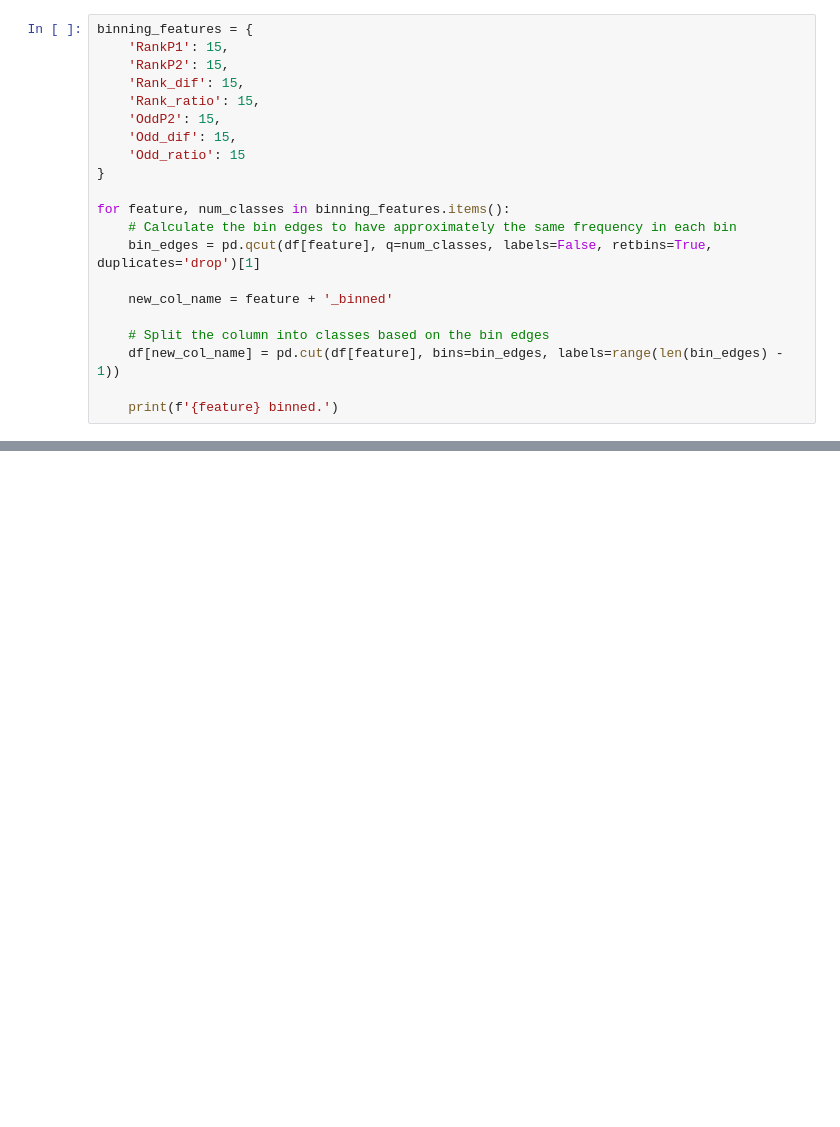
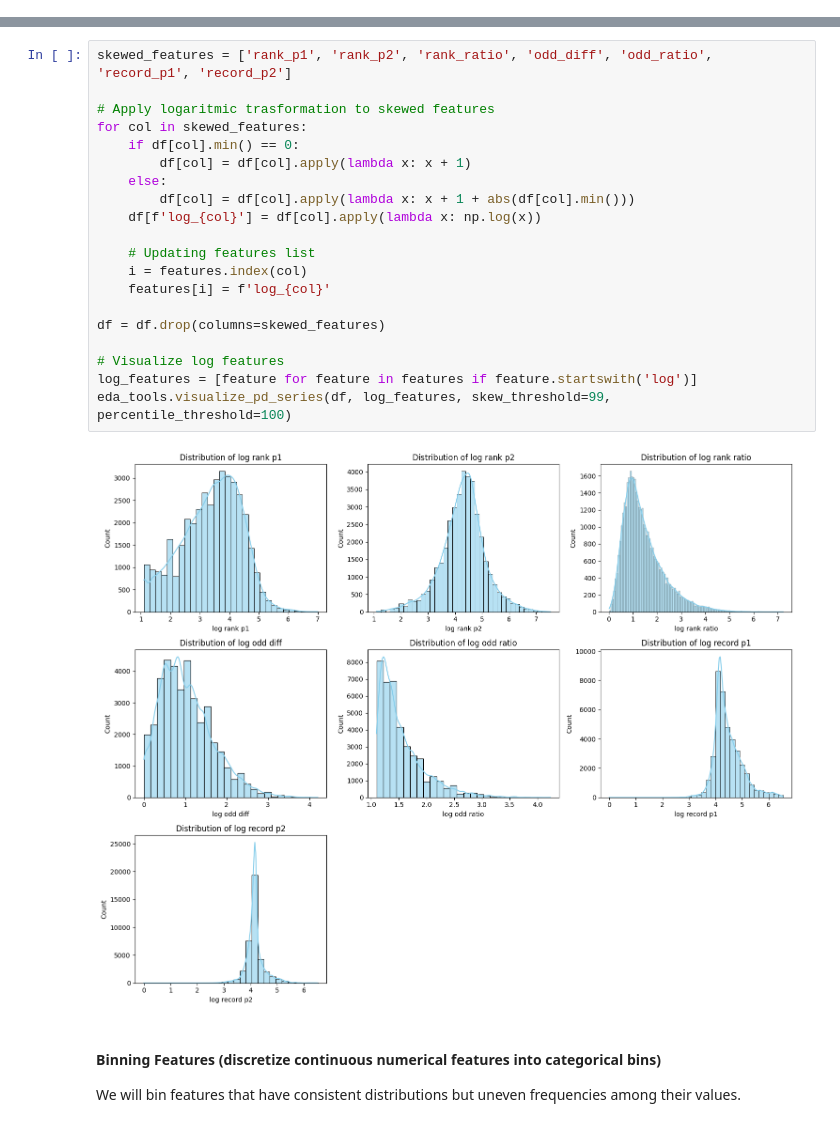
Before and after one commit to inesmteixeira9/tennis-predictor, a Jupyter notebook: notebooks/2.0-feature-engineering.ipynb, the cells around one changed output, grey strips where cells are left out. Saved outputs shown, nothing was run; the diff lists cells and outputs as text; blank space fills up the shorter version.

```diff
--- a/notebooks/2.0-feature-engineering.ipynb
+++ b/notebooks/2.0-feature-engineering.ipynb
@@ -28,21 +48,0 @@ Technique used to discretize continuous numerical features into categoical bins.
-# %%
-binning_features = {
-    'RankP1': 15,
-    'RankP2': 15,
-    'Rank_dif': 15,
-    'Rank_ratio': 15,
-    'OddP2': 15,
-    'Odd_dif': 15,
-    'Odd_ratio': 15
-}
-
-for feature, num_classes in binning_features.items():
-    # Calculate the bin edges to have approximately the same frequency in each bin
-    bin_edges = pd.qcut(df[feature], q=num_classes, labels=False, retbins=True, duplicates='drop')[1]
-
-    new_col_name = feature + '_binned'
-
-    # Split the column into classes based on the bin edges
-    df[new_col_name] = pd.cut(df[feature], bins=bin_edges, labels=range(len(bin_edges) - 1))
-
-    print(f'{feature} binned.')
@@ -87,0 +55,25 @@ binning_df[binning_df['Feature']=='RankP1']
+# %%
+skewed_features = ['rank_p1', 'rank_p2', 'rank_ratio', 'odd_diff', 'odd_ratio', 'record_p1', 'record_p2']
+
+# Apply logaritmic trasformation to skewed features
+for col in skewed_features:
+    if df[col].min() == 0:
+        df[col] = df[col].apply(lambda x: x + 1)
+    else:
+        df[col] = df[col].apply(lambda x: x + 1 + abs(df[col].min()))
+    df[f'log_{col}'] = df[col].apply(lambda x: np.log(x))
+
+    # Updating features list
+    i = features.index(col)
+    features[i] = f'log_{col}'
+
+df = df.drop(columns=skewed_features)
+
+# Visualize log features
+log_features = [feature for feature in features if feature.startswith('log')]
+eda_tools.visualize_pd_series(df, log_features, skew_threshold=99, percentile_threshold=100)
+# %% [output]
+[figure, added]
+# %% [markdown]
+#### Binning Features (discretize continuous numerical features into categorical bins)
+We will bin features that have consistent distributions but uneven frequencies among their values.
```
Also changed, not shown: parts of 21 cells of this notebook, 8 other files.
